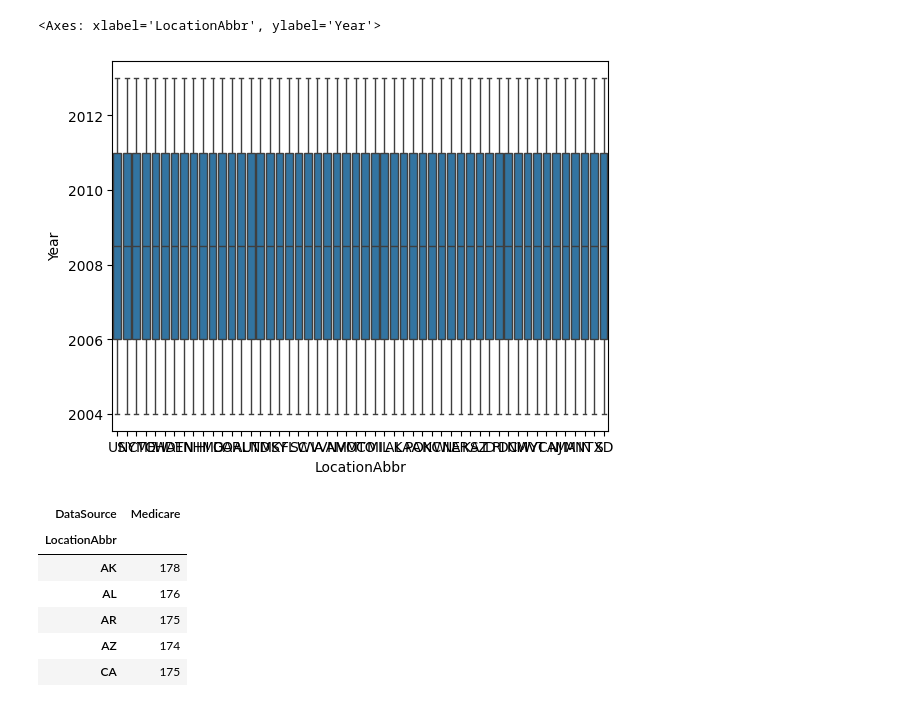
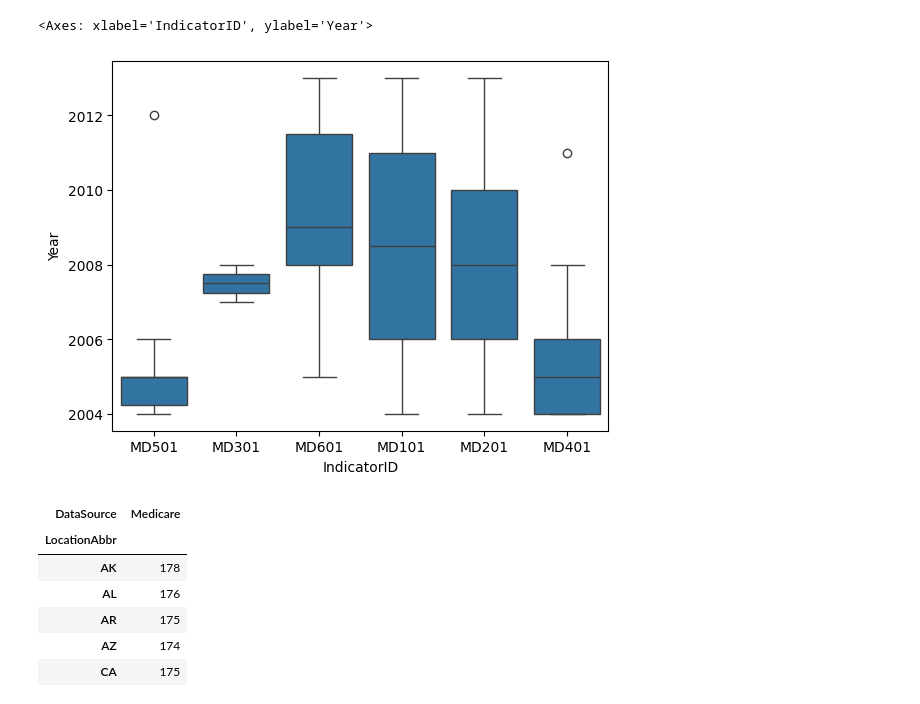
Before and after one commit to muahamdd/project, a Jupyter notebook: Heart_disease_Static.ipynb, the cells around one changed output. Saved outputs shown, nothing was run; the diff lists cells and outputs as text; code cells hidden in the pictures.

```diff
--- a/Heart_disease_Static.ipynb
+++ b/Heart_disease_Static.ipynb
@@ -66,10 +66,10 @@ plt.show()
 # %%
 import seaborn as sns
 
-sns.boxplot(x="LocationAbbr", y="Year", data=mydata)
+sns.boxplot(x="IndicatorID", y="Year", data=mydata)
 # %% [output]
-<Axes: xlabel='LocationAbbr', ylabel='Year'>
+<Axes: xlabel='IndicatorID', ylabel='Year'>
-[figure, old version]
+[figure, new version]
 # %%
 pd.crosstab(mydata['LocationAbbr'],mydata['DataSource'] )
 # %% [output]
```
Also changed, not shown: parts of 3 cells of this notebook.
